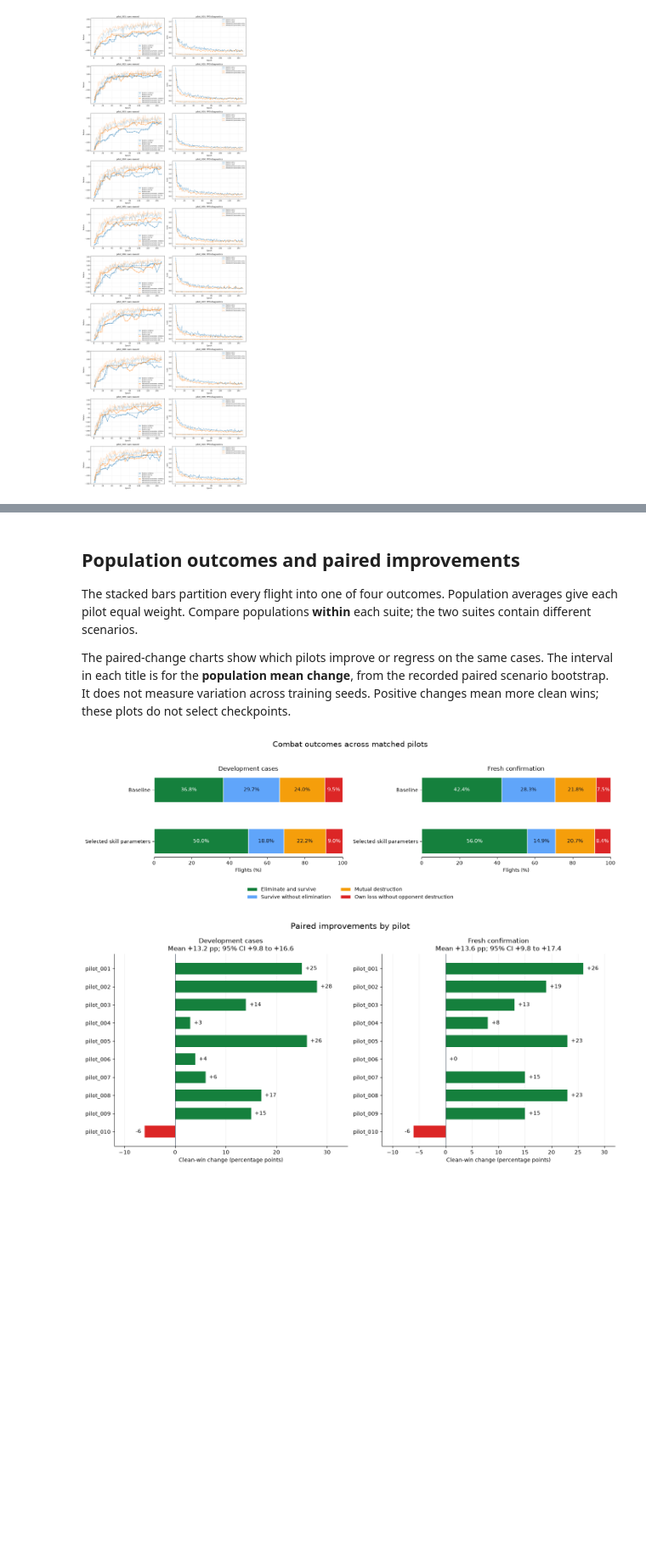
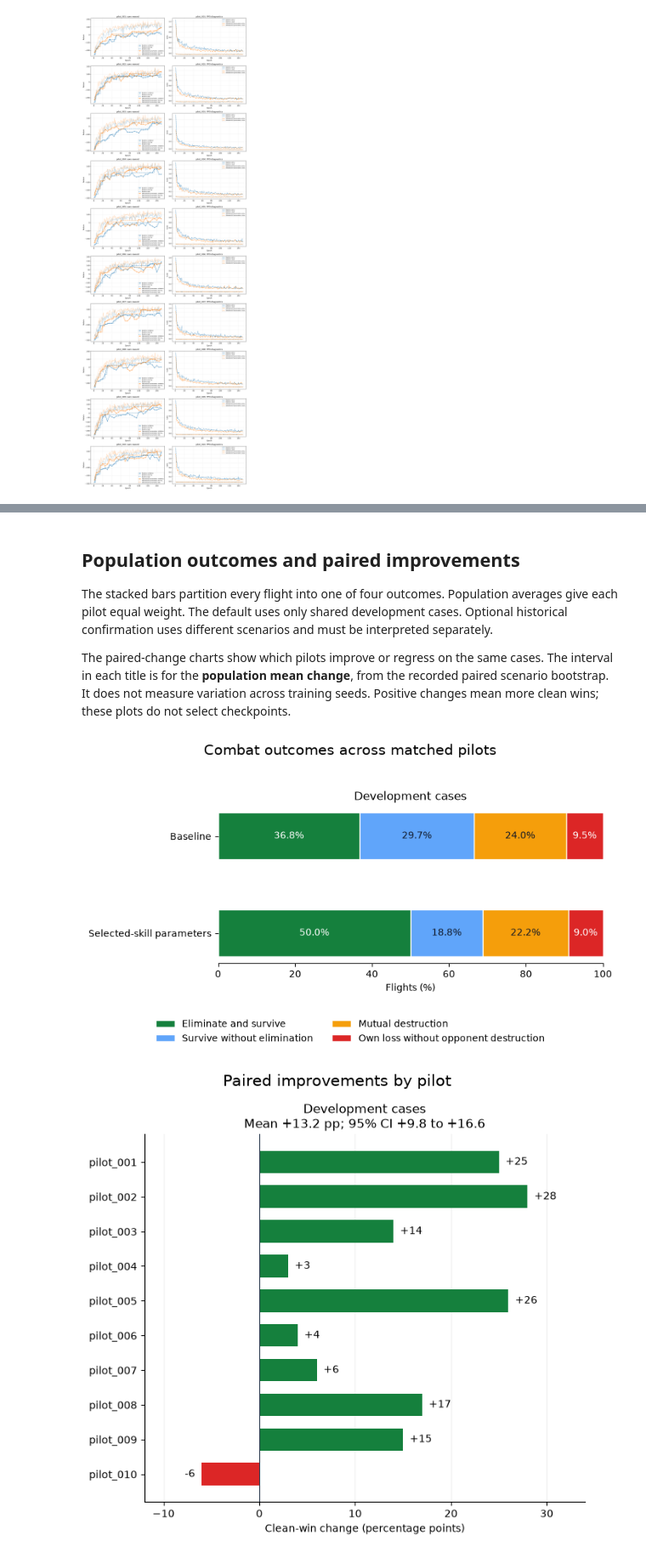
Before and after one commit to Rejn2024/Trajectory_Classification, a Jupyter notebook: notebooks/05_compare_population_runs.ipynb, the cells around one changed output, grey strips where cells are left out. Shown at 85% size. Drawn from its saved outputs; the diff is of its cells as text; code cells hidden in the pictures; blank space fills up the shorter version.

Commit message:
docs(results): compare populations on shared development cases

```diff
--- a/notebooks/05_compare_population_runs.ipynb
+++ b/notebooks/05_compare_population_runs.ipynb
@@ -28,6 +28,7 @@ REPO_ROOT = next(
 )
 # Choose a name from the registry. BVR_COMPARISON_JOB also accepts an unregistered job.
 registry = json.loads((REPO_ROOT / "configs/pilot_experiments.json").read_text(encoding="utf8"))
+SHOW_HISTORICAL_CONFIRMATION = False
 EXPERIMENT = os.getenv("BVR_COMPARISON_EXPERIMENT", registry["default_experiment"])
 EXPERIMENT_JOB = Path(os.getenv(
     "BVR_COMPARISON_JOB", str(REPO_ROOT / registry["experiments"][EXPERIMENT]["job"])
@@ -110,0 +116,12 @@ This report is a snapshot. Run All again to refresh it.
+# %%
+portable_results = REPO_ROOT / "docs/presentations/data/results.json"
+if portable_results.exists() and "development" in read_json(portable_results):
+    development = read_json(portable_results)["development"]
+    display(pd.DataFrame([
+        {"population": p["label"], "pilots": len(p["pilots"]),
+         "cases_per_pilot": development["scenarios_per_pilot"], "seed": development["seed"],
+         "clean_win_percent": round(100 * p["clean_win_rate"], 1)}
+        for p in development["populations"]
+    ]))
+else:
+    print("Portable development snapshot unavailable; use the selected experiment's recorded results below.")
@@ -535,9 +507,11 @@ if comparison_path.exists():
     comparison = read_json(comparison_path)
     aggregate_rows = []
     for suite, title in (
-        ("existing_test", "Original test (development)"),
-        ("fresh_confirmation", "Fresh confirmation"),
+        ("existing_test", "Shared development benchmark"),
+        ("fresh_confirmation", "Historical confirmation"),
     ):
+        if suite == "fresh_confirmation" and not SHOW_HISTORICAL_CONFIRMATION:
+            continue
         if suite not in comparison:
             continue
         values = comparison[suite]
@@ -556,11 +530,11 @@ if comparison_path.exists():
     print(f"Standalone report: {EXPERIMENT_JOB / 'comparison.html'}")
 else:
     print("The full-population comparison will appear after all pilots finish training and testing.")
-if "bounded_decision_criteria" in plan:
+if SHOW_HISTORICAL_CONFIRMATION and "bounded_decision_criteria" in plan:
     display(Markdown("**Predeclared bounded experiment criteria**"))
     display(pd.Series(plan["bounded_decision_criteria"], name="criterion"))
     if comparison_path.exists() and "decision" in comparison:
-        display(Markdown("**Final confirmation decision**"))
+        display(Markdown("**Archived confirmation decision**"))
         decision = comparison["decision"]
         display(pd.Series(decision["checks"], name="passed"))
         print(decision["recommendation"])
@@ -603,22 +564,24 @@ Save this notebook after refreshing to retain the displayed tables and embedded
 # %% [markdown]
 ## Population outcomes and paired improvements
 
-The stacked bars partition every flight into one of four outcomes. Population averages give each pilot equal weight. Compare populations **within** each suite; the two suites contain different scenarios.
+The stacked bars partition every flight into one of four outcomes. Population averages give each pilot equal weight. The default uses only shared development cases. Optional historical confirmation uses different scenarios and must be interpreted separately.
 
 The paired-change charts show which pilots improve or regress on the same cases. The interval in each title is for the **population mean change**, from the recorded paired scenario bootstrap. It does not measure variation across training seeds. Positive changes mean more clean wins; these plots do not select checkpoints.
 # %%
 if comparison_path.exists() and comparison.get("status") == "completed":
     suites = [
         ("existing_test", "Development cases", test_summary),
-        ("fresh_confirmation", "Fresh confirmation", confirmation_summary),
+        ("fresh_confirmation", "Historical confirmation", confirmation_summary),
     ]
+    suites = [s for s in suites if s[0] == "existing_test" or SHOW_HISTORICAL_CONFIRMATION]
     outcomes = [
         ("clean_win_rate", "Eliminate and survive", "#15803d", "white"),
         ("survived_without_elimination_rate", "Survive without elimination", "#60a5fa", "#111827"),
         ("mutual_destruction_rate", "Mutual destruction", "#f59e0b", "#111827"),
         ("loss_without_elimination_rate", "Own loss without opponent destruction", "#dc2626", "white"),
     ]
-    figure, axes = plt.subplots(1, 2, figsize=(15, 4.6))
+    figure, axes = plt.subplots(1, len(suites), figsize=(8 * len(suites), 4.6), squeeze=False)
+    axes = axes.ravel()
     for axis, (key, title, frame) in zip(axes, suites):
         columns = [item[0] for item in outcomes]
         assert np.allclose(frame[columns].sum(axis=1), 1.0)
@@ -639,33 +602,34 @@ if comparison_path.exists() and comparison.get("status") == "completed":
     handles, labels = axes[0].get_legend_handles_labels()
     figure.legend(handles, labels, loc="lower center", ncol=2, frameon=False)
     figure.suptitle("Combat outcomes across matched pilots", fontsize=15)
     figure.tight_layout(rect=(0, 0.15, 1, 0.94))
     show_plot(figure, "population_outcomes")
 
-    figure, axes = plt.subplots(1, 2, figsize=(14, 6.5))
+    figure, axes = plt.subplots(1, len(suites), figsize=(7 * len(suites), 6.5), squeeze=False)
+    axes = axes.ravel()
     for axis, (key, title, _) in zip(axes, suites):
         result = comparison[key]
         changes = pd.DataFrame(result["pilots"]).sort_values("pilot_id")
         values = changes["difference_percentage_points"].to_numpy()
         colours = ["#15803d" if v > 0 else "#dc2626" if v < 0 else "#64748b" for v in values]
         axis.barh(changes["pilot_id"], values, color=colours, height=0.65)
         for row, value in enumerate(values):
             axis.text(value + (0.7 if value >= 0 else -0.7), row, f"{value:+.0f}",
                       va="center", ha="left" if value >= 0 else "right")
         low, high = result["paired_scenario_bootstrap_ci95_percentage_points"]
         axis.axvline(0, color="#334155", linewidth=0.8)
         axis.set(xlim=(min(-12, values.min() - 6), max(32, values.max() + 6)),
                  xlabel="Clean-win change (percentage points)",
                  title=f"{title}\nMean {result['difference_percentage_points']:+.1f} pp; 95% CI {low:+.1f} to {high:+.1f}")
         axis.invert_yaxis()
         axis.grid(axis="x", alpha=0.2)
         axis.set_axisbelow(True)
         axis.spines[["top", "right"]].set_visible(False)
     figure.suptitle("Paired improvements by pilot", fontsize=15)
     figure.tight_layout()
     show_plot(figure, "paired_clean_win_changes")
 else:
     print("These summary plots appear when the full comparison is complete.")
 # %% [output]
-[figure, old version]
+[figure, new version]
-[figure, old version]
+[figure, new version]
```
Also changed, not shown: parts of 11 cells of this notebook, 11 other files.
